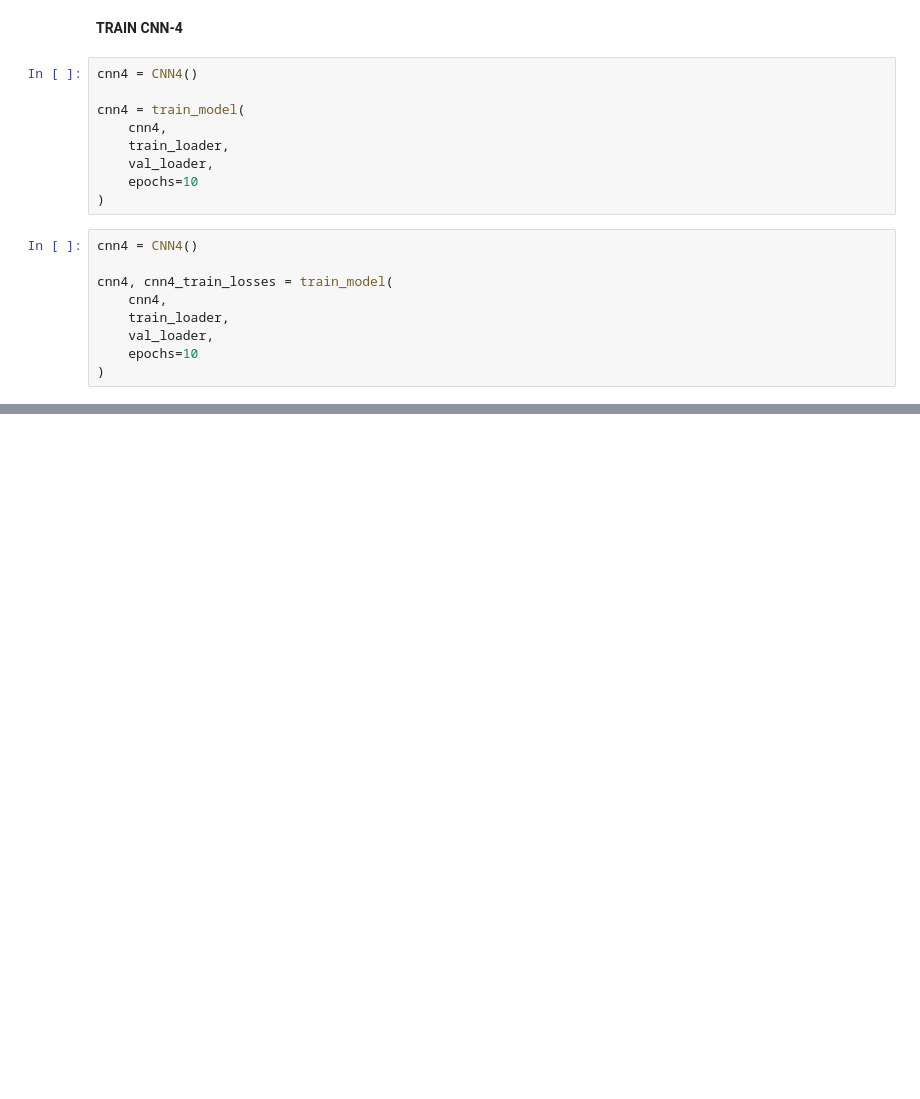
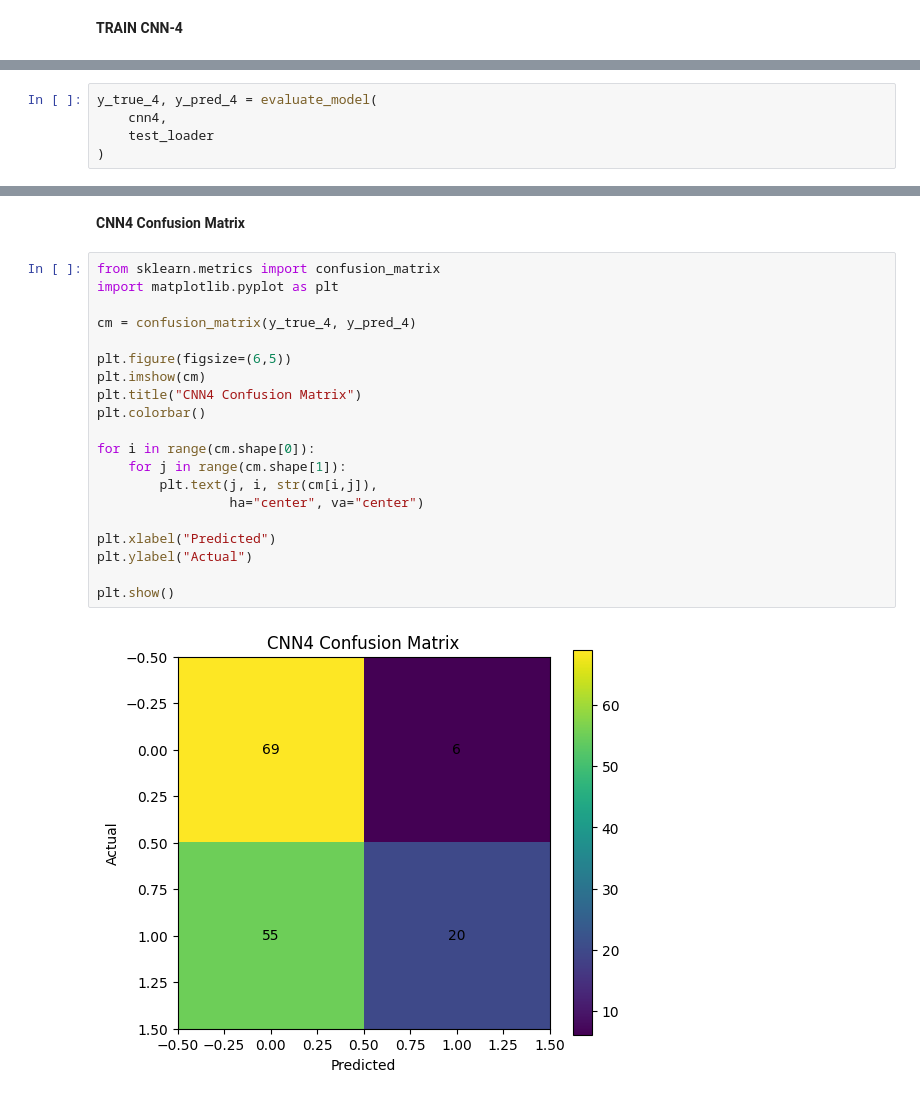
Before and after one commit to Haniakhan702/AneRBC-ANN-and-DL, a Jupyter notebook: AneRBC_ANN_and_DL.ipynb, the cells around one changed output, grey strips where cells are left out. Drawn from its saved outputs; the diff is of its cells as text; blank space fills up the shorter version.

```diff
--- a/AneRBC_ANN_and_DL.ipynb
+++ b/AneRBC_ANN_and_DL.ipynb
@@ -687,20 +793,2 @@ evaluate_model(
 # %% [markdown]
 **TRAIN CNN-4**
-# %%
-cnn4 = CNN4()
-
-cnn4 = train_model(
-    cnn4,
-    train_loader,
-    val_loader,
-    epochs=10
-)
-# %%
-cnn4 = CNN4()
-
-cnn4, cnn4_train_losses = train_model(
-    cnn4,
-    train_loader,
-    val_loader,
-    epochs=10
-)
@@ -807,0 +821,5 @@ plt.show()
+# %%
+y_true_4, y_pred_4 = evaluate_model(
+    cnn4,
+    test_loader
+)
@@ -807,0 +840,24 @@ plt.show()
+# %% [markdown]
+**CNN4 Confusion Matrix**
+# %%
+from sklearn.metrics import confusion_matrix
+import matplotlib.pyplot as plt
+
+cm = confusion_matrix(y_true_4, y_pred_4)
+
+plt.figure(figsize=(6,5))
+plt.imshow(cm)
+plt.title("CNN4 Confusion Matrix")
+plt.colorbar()
+
+for i in range(cm.shape[0]):
+    for j in range(cm.shape[1]):
+        plt.text(j, i, str(cm[i,j]),
+                 ha="center", va="center")
+
+plt.xlabel("Predicted")
+plt.ylabel("Actual")
+
+plt.show()
+# %% [output]
+[figure, added]
```
Also changed, not shown: parts of 78 cells of this notebook.
